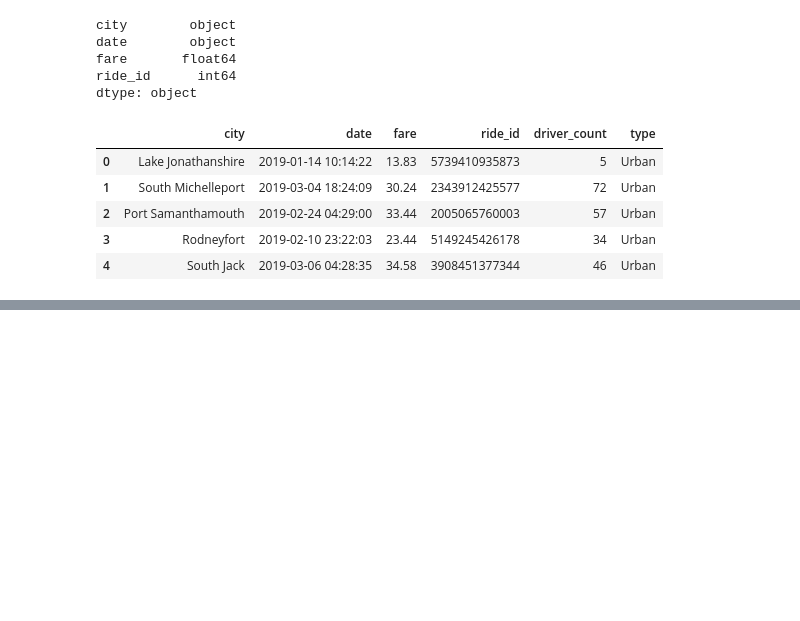
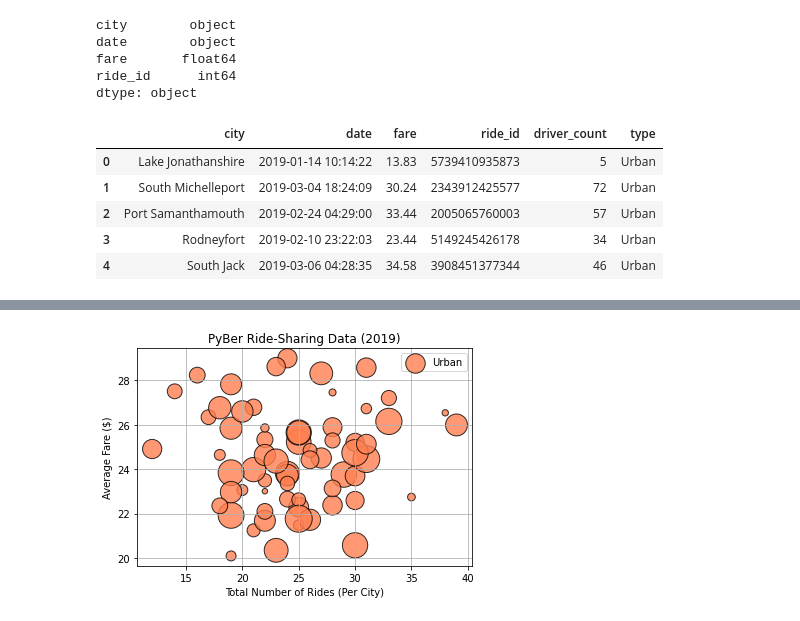
Before and after one commit to robfreed10/PyBer_Analysis, a Jupyter notebook: PyBer.ipynb, the cells around one changed output, grey strips where cells are left out. Saved outputs shown, nothing was run; the diff lists cells and outputs as text; code cells hidden in the pictures; blank space fills up the shorter version.

```diff
--- a/PyBer.ipynb
+++ b/PyBer.ipynb
@@ -138,3 +138,7 @@ pyber_data_df.head()
 | 2 | Port Samanthamouth | 2019-02-24 04:29:00 | 33.44 | 2005065760003 | 57 | Urban |
 | 3 | Rodneyfort | 2019-02-10 23:22:03 | 23.44 | 5149245426178 | 34 | Urban |
 | 4 | South Jack | 2019-03-06 04:28:35 | 34.58 | 3908451377344 | 46 | Urban |
+# %%
+## City type data frame
+urban_cities_df = pyber_data_df[pyber_data_df["type"]== "Urban"]
+urban_cities_df.head()
@@ -140,0 +164,4 @@ pyber_data_df.head()
+# %%
+# Get the number of riders for urban cities
+urban_ride_count = urban_cities_df.groupby(["city"]).count()["ride_id"]
+urban_ride_count.head()
@@ -140,0 +200,5 @@ pyber_data_df.head()
+# %%
+### 5.3.3 Average Fare for each city type
+# Get average fa for each city in the urban cities
+urban_avg_fare = urban_cities_df.groupby(["city"]).mean()["fare"]
+urban_avg_fare.head()
@@ -140,0 +235,4 @@ pyber_data_df.head()
+# %%
+### 5.3.4 Averae number of driver for each city type
+urban_driver_count = urban_cities_df.groupby(["city"]).mean()["driver_count"]
+urban_driver_count.head()
@@ -140,0 +269,11 @@ pyber_data_df.head()
+# %%
+## Build the scatter plot for urban cities
+plt.scatter(urban_ride_count, urban_avg_fare, s=10*urban_driver_count, c="coral", edgecolor="black", linewidth=1, alpha=0.8, label="Urban")
+plt.title("PyBer Ride-Sharing Data (2019)")
+plt.xlabel("Total Number of Rides (Per City)")
+plt.ylabel("Average Fare ($)")
+plt.grid(True)
+plt.legend()
+plt.show()
+# %% [output]
+[figure, added]
```
Also changed, not shown: parts of 17 cells of this notebook.
